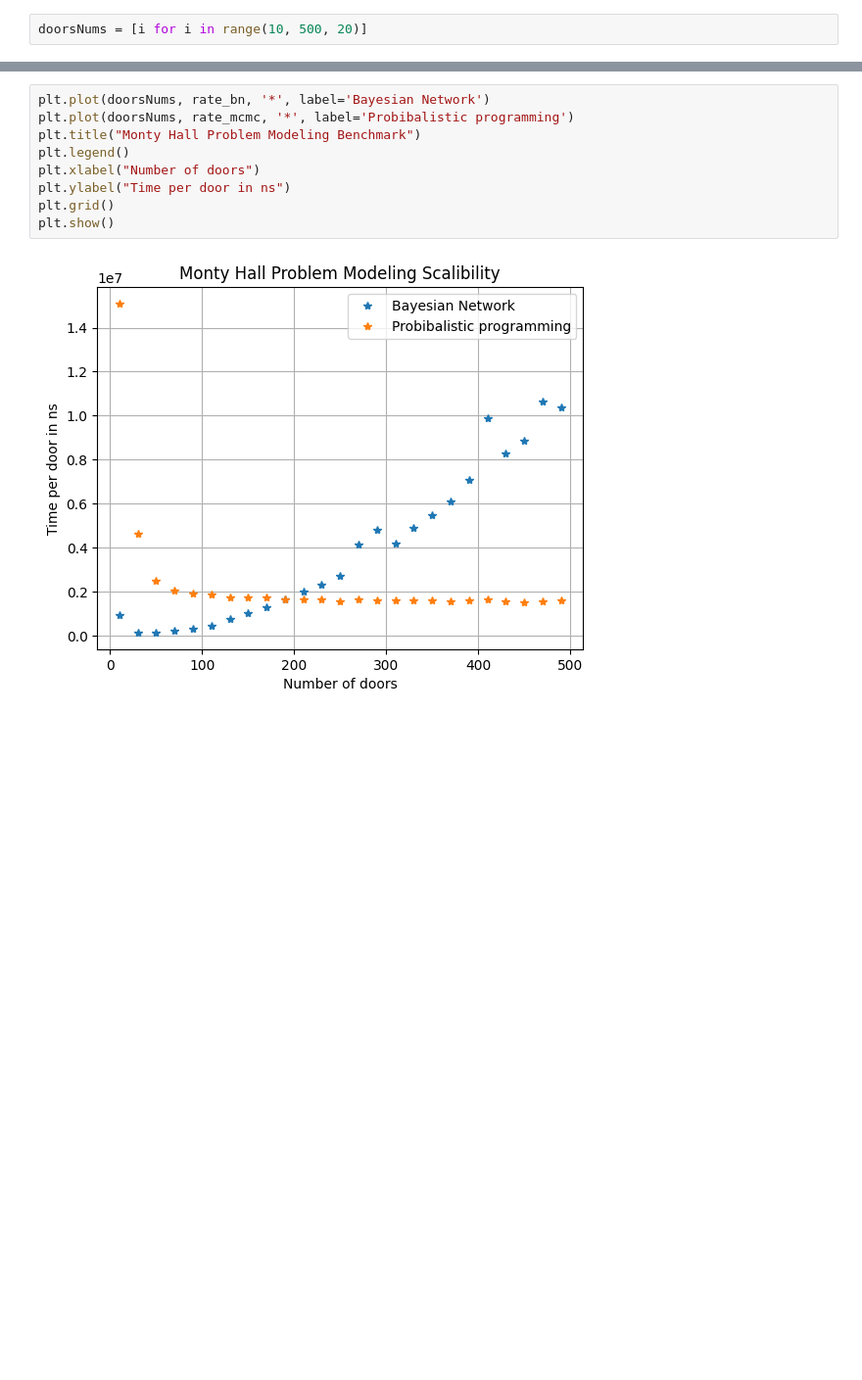
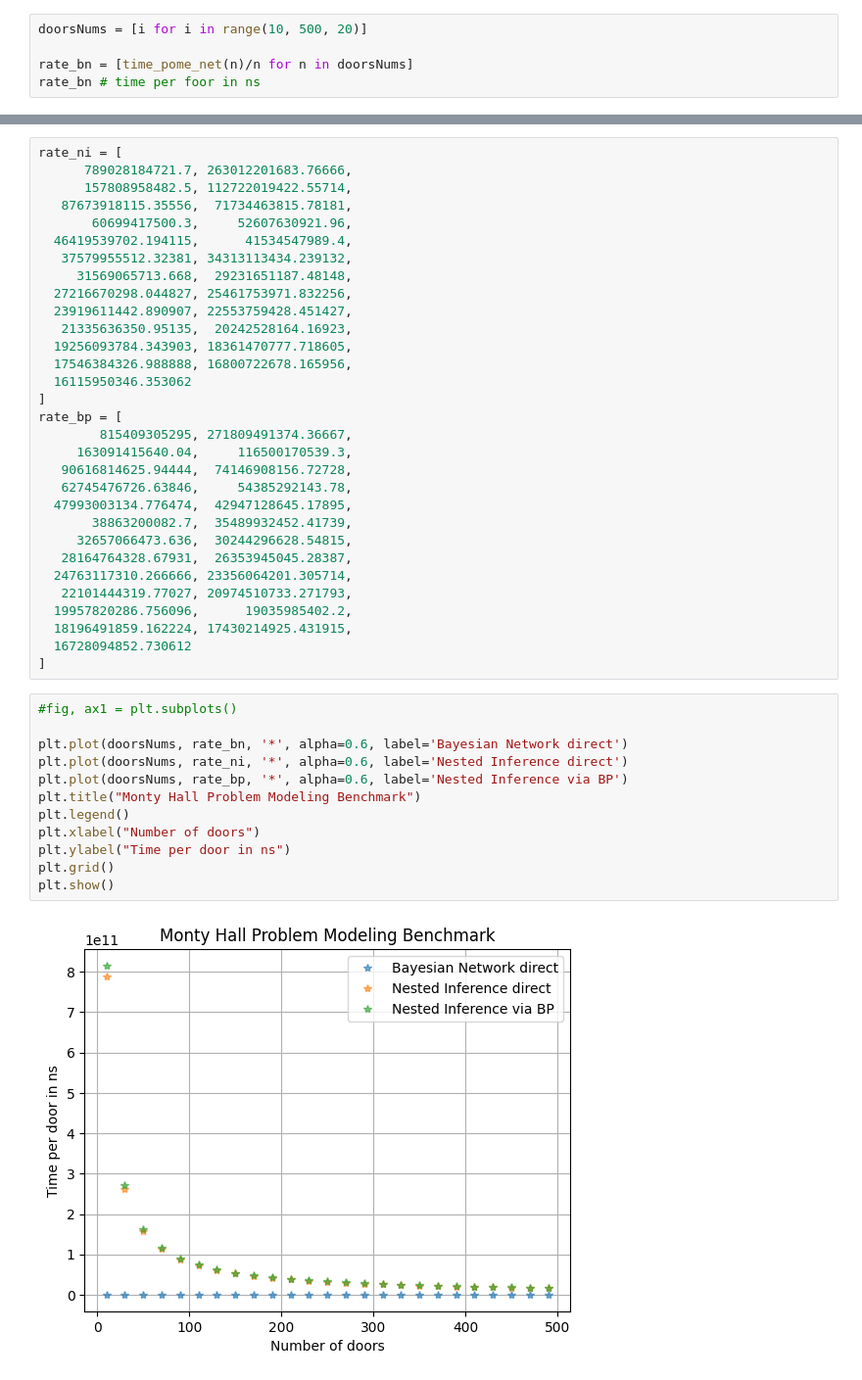
Before and after one commit to zisserj/monty_inference, a Jupyter notebook: monty_BN_and_comparison.ipynb, the cells around one changed output, grey strips where cells are left out. Shown: that part at 98% size. Drawn from its saved outputs; the diff is of its cells as text; blank space fills up the shorter version.

Commit message:
nested inference comparison

```diff
--- a/monty_BN_and_comparison.ipynb
+++ b/monty_BN_and_comparison.ipynb
@@ -14,2 +61,5 @@ import time
 # %%
 doorsNums = [i for i in range(10, 500, 20)]
+
+rate_bn = [time_pome_net(n)/n for n in doorsNums]
+rate_bn # time per foor in ns
@@ -84,11 +152,45 @@ rate_mcmc = [
+# %%
+rate_ni = [
+      789028184721.7, 263012201683.76666,
+      157808958482.5, 112722019422.55714,
+   87673918115.35556,  71734463815.78181,
+       60699417500.3,     52607630921.96,
+  46419539702.194115,      41534547989.4,
+   37579955512.32381, 34313113434.239132,
+     31569065713.668,  29231651187.48148,
+  27216670298.044827, 25461753971.832256,
+  23919611442.890907, 22553759428.451427,
+   21335636350.95135,  20242528164.16923,
+  19256093784.343903, 18361470777.718605,
+  17546384326.988888, 16800722678.165956,
+  16115950346.353062
+]
+rate_bp = [
+        815409305295, 271809491374.36667,
+     163091415640.04,     116500170539.3,
+   90616814625.94444,  74146908156.72728,
+   62745476726.63846,     54385292143.78,
+  47993003134.776474,  42947128645.17895,
+       38863200082.7,  35489932452.41739,
+     32657066473.636,  30244296628.54815,
+   28164764328.67931,  26353945045.28387,
+  24763117310.266666, 23356064201.305714,
+   22101444319.77027, 20974510733.271793,
+  19957820286.756096,      19035985402.2,
+  18196491859.162224, 17430214925.431915,
+  16728094852.730612
+]
 # %%
-plt.plot(doorsNums, rate_bn, '*', label='Bayesian Network')
-plt.plot(doorsNums, rate_mcmc, '*', label='Probibalistic programming')
+#fig, ax1 = plt.subplots()
+
+plt.plot(doorsNums, rate_bn, '*', alpha=0.6, label='Bayesian Network direct')
+plt.plot(doorsNums, rate_ni, '*', alpha=0.6, label='Nested Inference direct')
+plt.plot(doorsNums, rate_bp, '*', alpha=0.6, label='Nested Inference via BP')
 plt.title("Monty Hall Problem Modeling Benchmark")
 plt.legend()
 plt.xlabel("Number of doors")
 plt.ylabel("Time per door in ns")
 plt.grid()
 plt.show()
 # %% [output]
-[figure, old version]
+[figure, new version]
```
Also changed, not shown: parts of 23 cells of this notebook, 2 other files.
